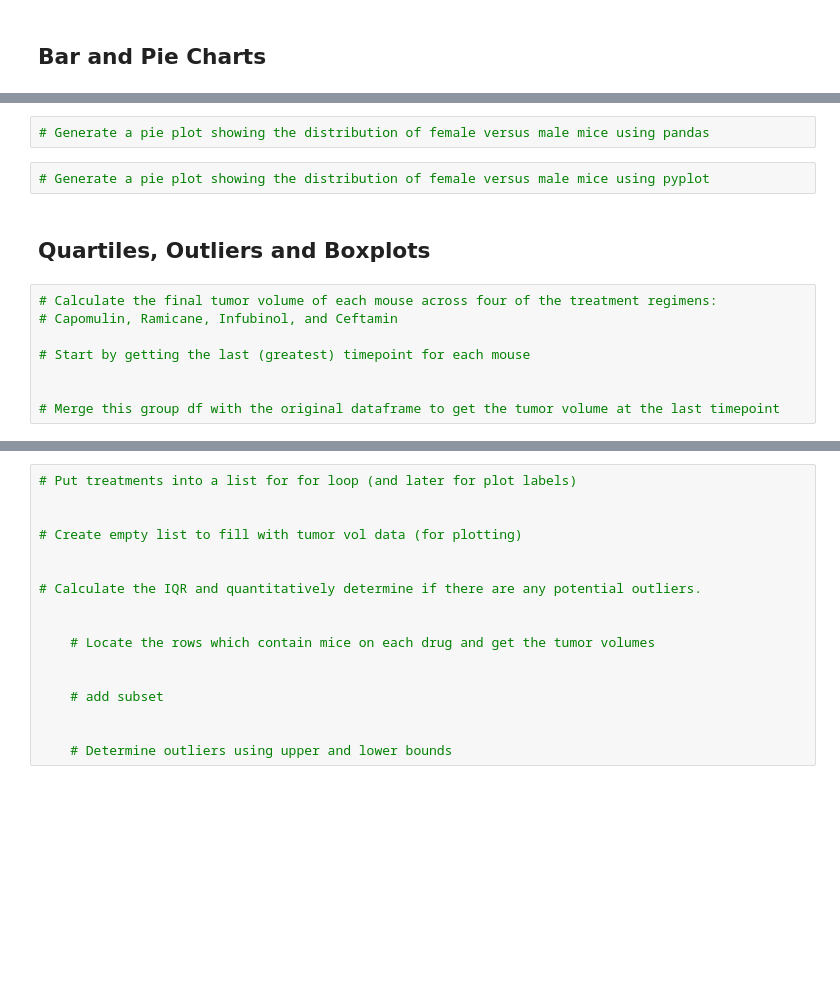
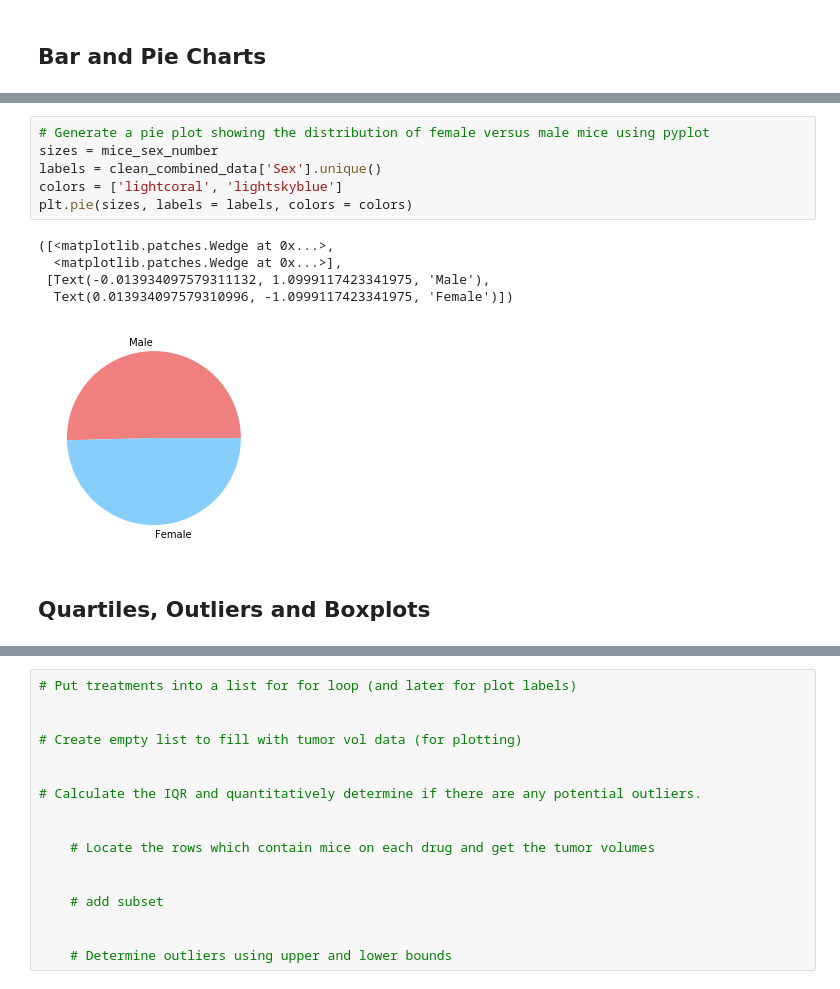
Before and after one commit to palominocp/matplotlib, a Jupyter notebook: pymaceuticals_starter.ipynb, the cells around one changed output, grey strips where cells are left out. Saved outputs shown, nothing was run; the diff lists cells and outputs as text; blank space fills up the shorter version.

```diff
--- a/pymaceuticals_starter.ipynb
+++ b/pymaceuticals_starter.ipynb
@@ -198,14 +277,14 @@ statistics_summary
 # %%
-# Generate a pie plot showing the distribution of female versus male mice using pandas
+# Generate a pie plot showing the distribution of female versus male mice using pyplot
+sizes = mice_sex_number
+labels = clean_combined_data['Sex'].unique()
+colors = ['lightcoral', 'lightskyblue']
+plt.pie(sizes, labels = labels, colors = colors)
+# %% [output]
+([<matplotlib.patches.Wedge at 0x...>,
+  <matplotlib.patches.Wedge at 0x...>],
+ [Text(-0.013934097579311132, 1.0999117423341975, 'Male'),
+  Text(0.013934097579310996, -1.0999117423341975, 'Female')])
+[figure, added]
-# %%
-# Generate a pie plot showing the distribution of female versus male mice using pyplot
 # %% [markdown]
 ## Quartiles, Outliers and Boxplots
-# %%
-# Calculate the final tumor volume of each mouse across four of the treatment regimens:
-# Capomulin, Ramicane, Infubinol, and Ceftamin
-
-# Start by getting the last (greatest) timepoint for each mouse
-
-
-# Merge this group df with the original dataframe to get the tumor volume at the last timepoint
```
Also changed, not shown: parts of 7 cells of this notebook.
